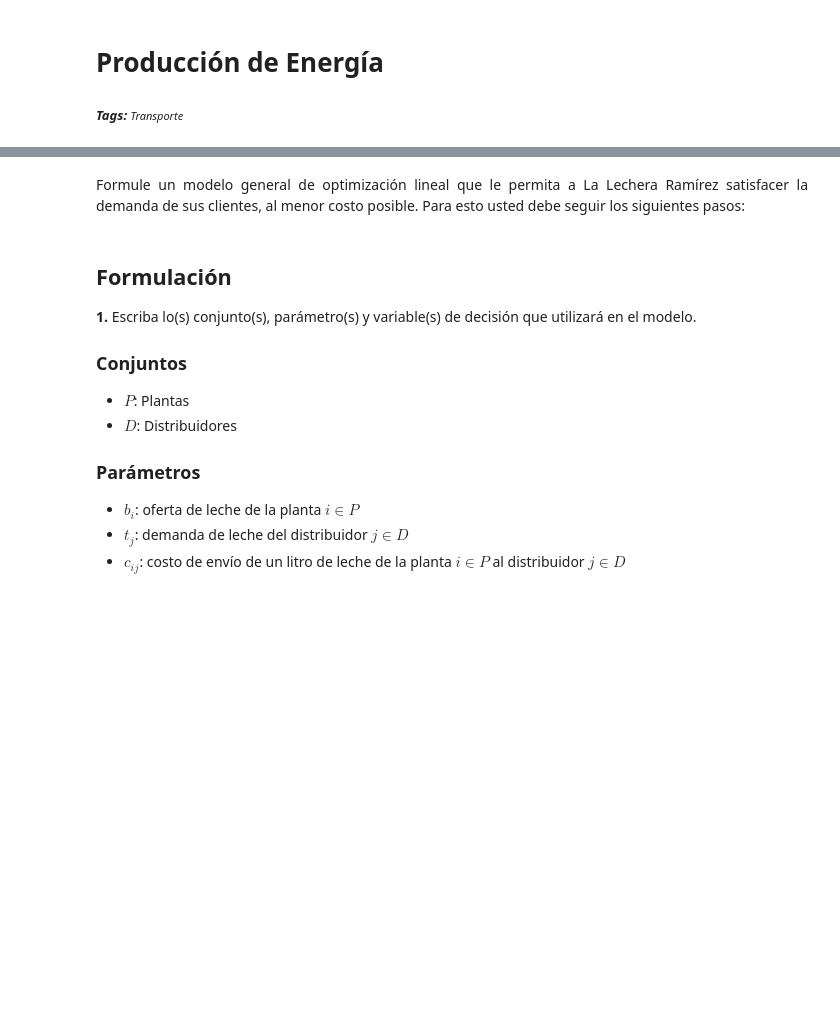
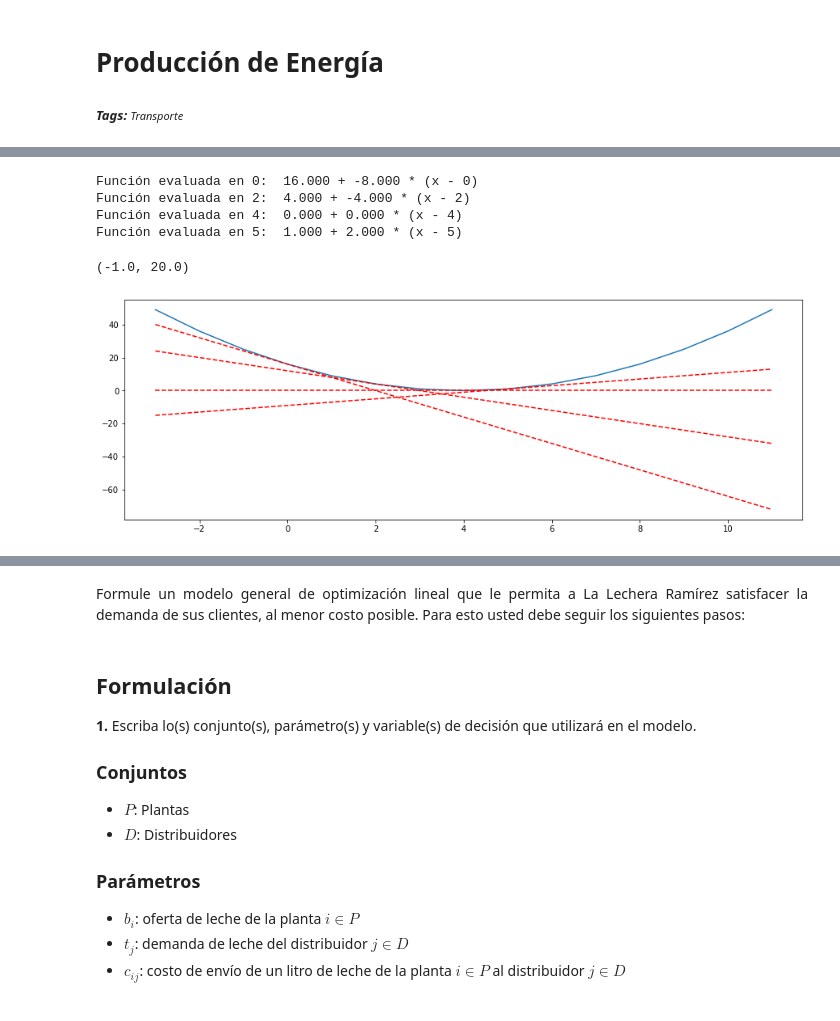
Before and after one commit to copa-uniandes/optimizacion, a Jupyter notebook: optimizacion/Soluciones/CryptOR.ipynb, the cells around one changed output, grey strips where cells are left out. Drawn from its saved outputs; the diff is of its cells as text; code cells hidden in the pictures; blank space fills up the shorter version.

```diff
--- a/optimizacion/Soluciones/CryptOR.ipynb
+++ b/optimizacion/Soluciones/CryptOR.ipynb
@@ -44,8 +48,0 @@ plt.ylim([-1, 100])
-# %%
-plt.plot(kwh, f2(kwh))
-def df2(x):
-    return 2 * 0.0028 * x - 0.5
-for x_0 in [20, 50, 100, 200]:
-    plt.plot(kwh, f2(x_0) + df2(x_0) * (kwh - x_0))
-    print(f'Function en {x_0}:  {f2(x_0):.3f} + {df2(x_0):.3f} * (x - {x_0})')
-plt.ylim([-1, 100])
@@ -55,8 +48,0 @@ plt.ylim([-1, 100])
-# %%
-plt.plot(kwh, f3(kwh))
-def df3(x):
-    return 0.5 * np.log(x/150) + 0.5
-for x_0 in [20, 50, 100, 200]:
-    plt.plot(kwh, f3(x_0) + df3(x_0) * (kwh - x_0))
-    print(f'Function en {x_0}:  {f3(x_0):.3f} + {df3(x_0):.3f} * (x - {x_0})')
-plt.ylim([-1, 100])
@@ -69,0 +53,30 @@ Function en 200:  58.768 + 0.644 * (x - 200)
+# %%
+import matplotlib.pyplot as plt
+import numpy as np
+
+def f(x, orden=0):
+    if orden == 0:
+        # Función (x-4) ^ 2
+        return  (x-4) ** 2
+    else:
+        # Derivada evaluada en x
+        return 2 *(x - 4)
+
+# Puntos de evaluacion de la función
+dominio = np.arange(-3,12)
+
+fig, axs = plt.subplots(1,1, sharey=False, sharex=True, figsize=(15,5))
+axs.plot(dominio, f(dominio))
+for x_0 in [0, 2, 4, 5]:
+    axs.plot(dominio, f(x_0) +  f(x_0,1) * (dominio - x_0), linestyle='dashed', color='red')
+    print(f'Función evaluada en {x_0}:  {f(x_0):.3f} + {f(x_0, 1):.3f} * (x - {x_0})')
+axs.set_xlabel("Consumo en kWh")
+axs.set_ylabel(f"f(x)")
+axs.set_ylim([-1,20])
+# %% [output]
+Función evaluada en 0:  16.000 + -8.000 * (x - 0)
+Función evaluada en 2:  4.000 + -4.000 * (x - 2)
+Función evaluada en 4:  0.000 + 0.000 * (x - 4)
+Función evaluada en 5:  1.000 + 2.000 * (x - 5)
+(-1.0, 20.0)
+[figure, added]
```
Also changed, not shown: parts of 9 cells of this notebook.
